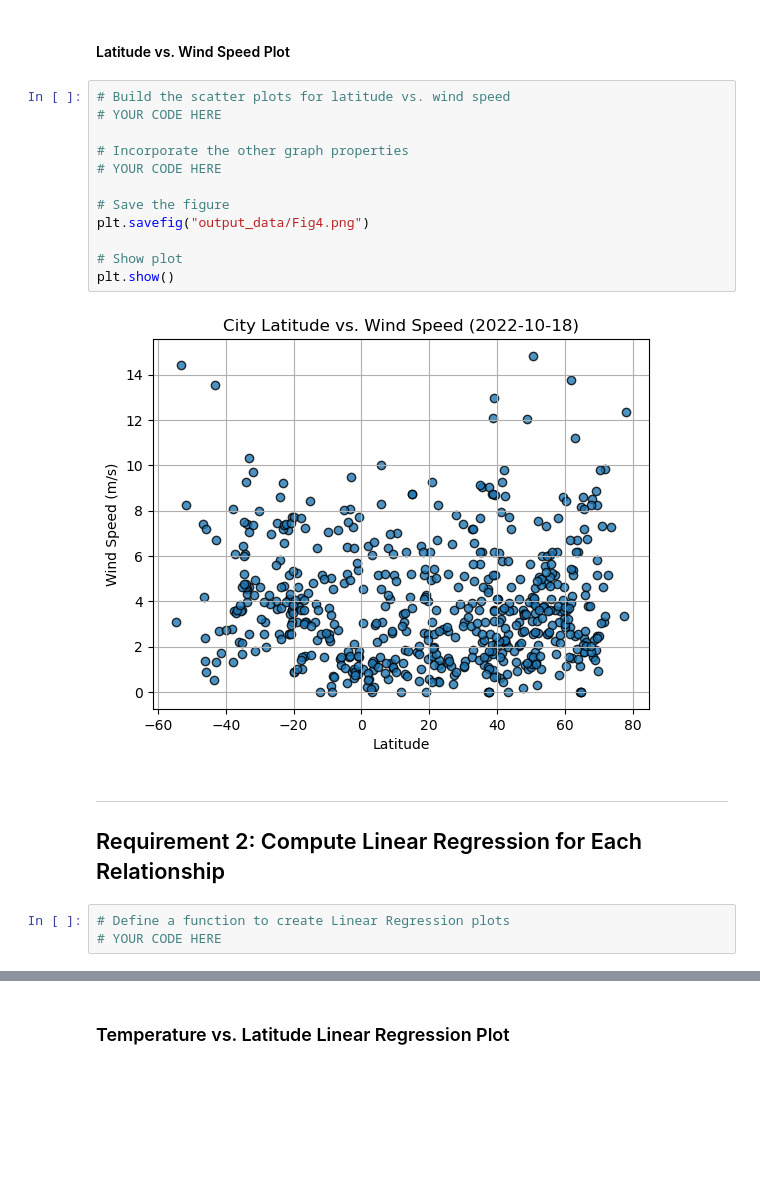
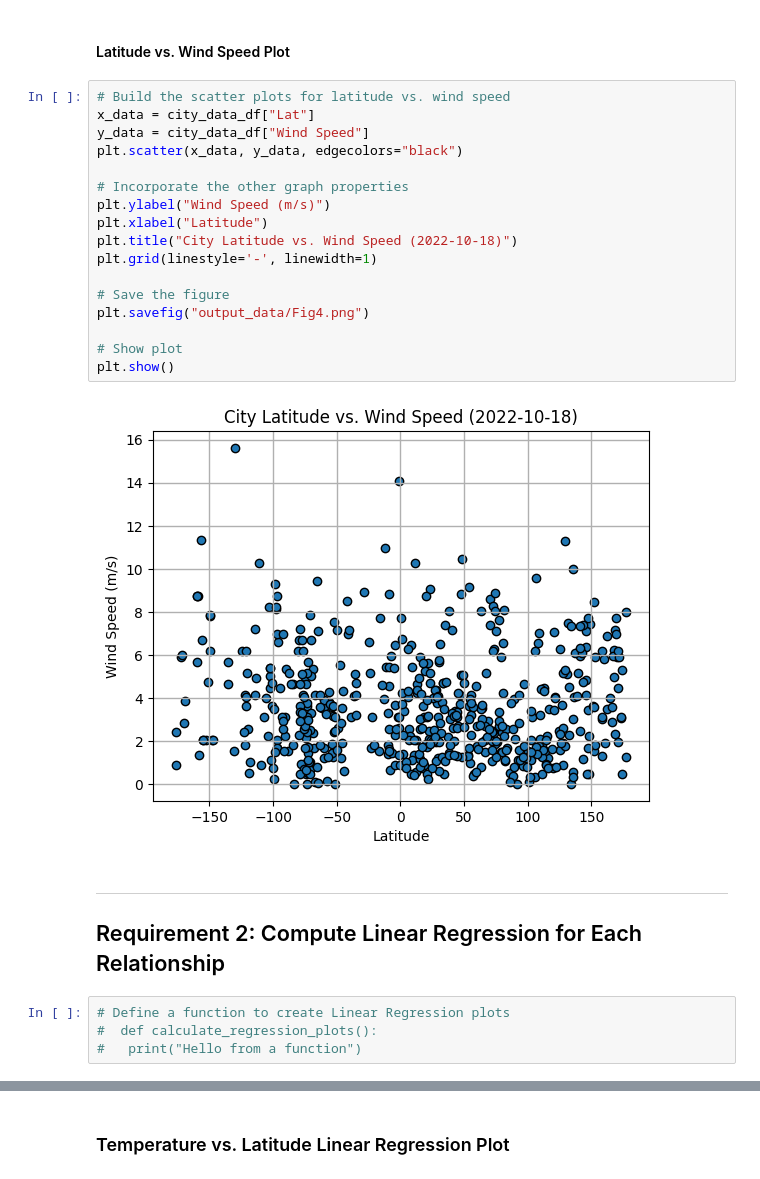
Before and after one commit to TrailrunnerDLH/python-api-challenge, a Jupyter notebook: WeatherPy.ipynb, the cells around one changed output, grey strips where cells are left out. Saved outputs shown, nothing was run; the diff lists cells and outputs as text; blank space fills up the shorter version.

```diff
--- a/WeatherPy.ipynb
+++ b/WeatherPy.ipynb
@@ -239,24 +252,30 @@ plt.show()
 #### Latitude vs. Wind Speed Plot
 # %%
 # Build the scatter plots for latitude vs. wind speed
-# YOUR CODE HERE
+x_data = city_data_df["Lat"]
+y_data = city_data_df["Wind Speed"]
+plt.scatter(x_data, y_data, edgecolors="black")
 
 # Incorporate the other graph properties
-# YOUR CODE HERE
+plt.ylabel("Wind Speed (m/s)")
+plt.xlabel("Latitude")
+plt.title("City Latitude vs. Wind Speed (2022-10-18)")
+plt.grid(linestyle='-', linewidth=1)
 
 # Save the figure
 plt.savefig("output_data/Fig4.png")
 
 # Show plot
 plt.show()
 # %% [output]
-[figure, old version]
+[figure, new version]
 # %% [markdown]
 ---
 
 ## Requirement 2: Compute Linear Regression for Each Relationship
 # %%
 # Define a function to create Linear Regression plots
-# YOUR CODE HERE
+#  def calculate_regression_plots():
+#   print("Hello from a function")
 # %%
 # Create a DataFrame with the Northern Hemisphere data (Latitude >= 0)
```
Also changed, not shown: parts of 28 cells of this notebook, 5 other files.
